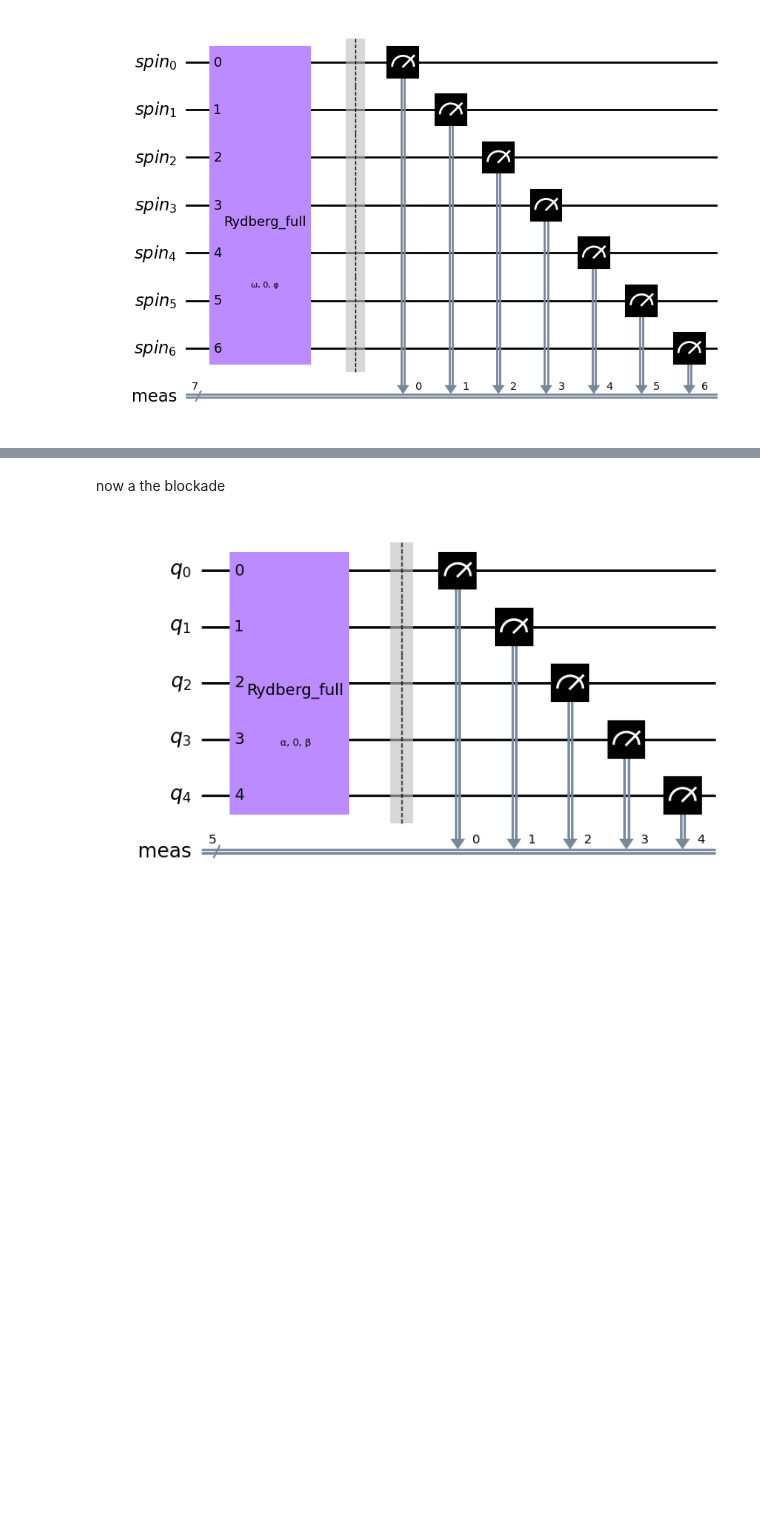
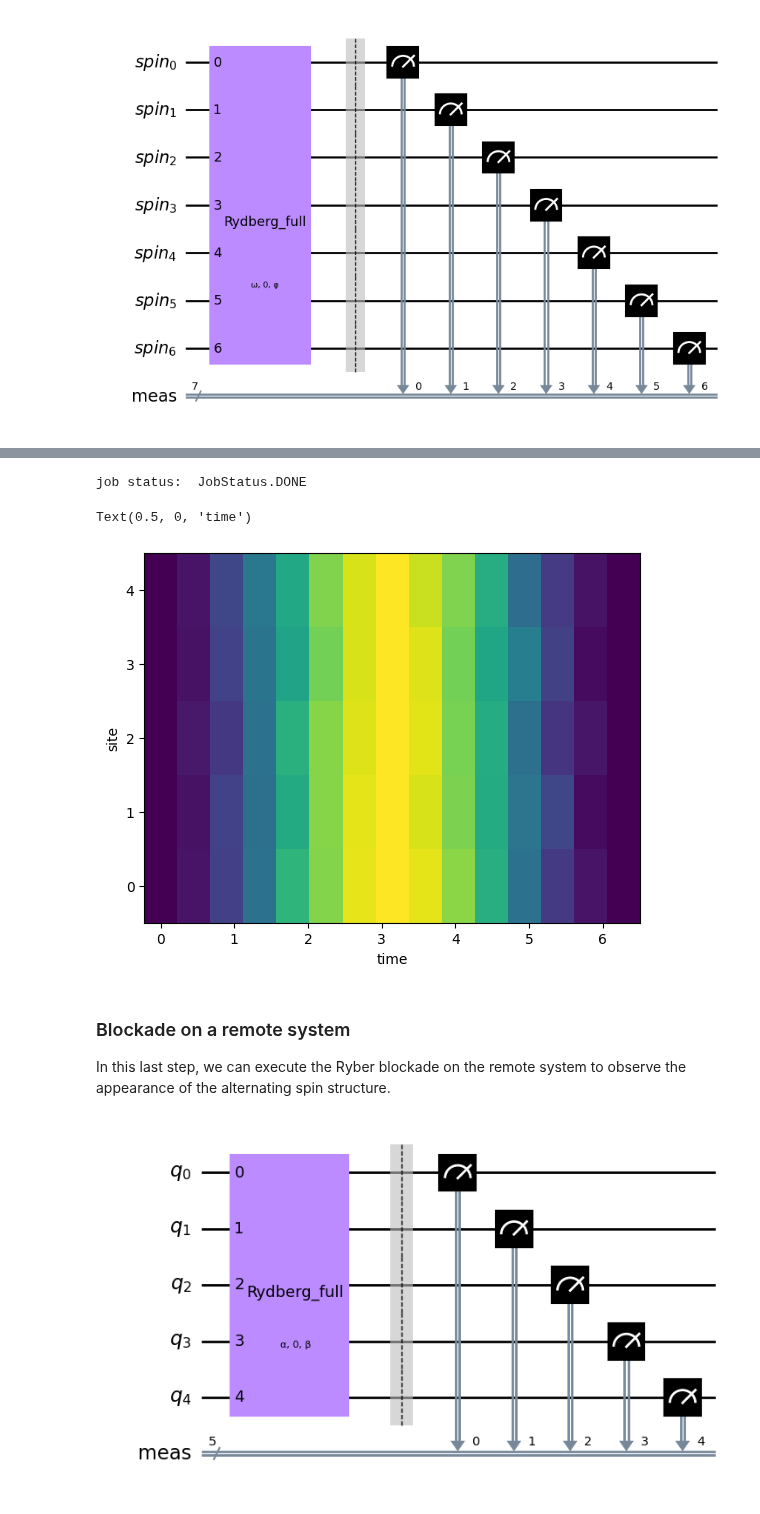
Before and after one commit to qiskit-community/qiskit-cold-atom, a Jupyter notebook: docs/tutorials/09_ryberg_dynamics.ipynb, the cells around one changed output, grey strips where cells are left out. Drawn from its saved outputs; the diff is of its cells as text; code cells hidden in the pictures; blank space fills up the shorter version.

```diff
--- a/docs/tutorials/RybergPrototype.ipynb
+++ b/docs/tutorials/09_ryberg_dynamics.ipynb
@@ -314,3 +318,15 @@ QiskitColdAtomError: 'Cannot run circuit with unbound parameters.'
+# %%
+phases = np.linspace(0, 2*np.pi,15)
+
+remote_rabi_list = [
+    qc_rabi.assign_parameters(
+        {omega_t: phase},
+        inplace=False,
+    )
+    for phase in phases
+]
+
+job_remote_rabi = spin_device_backend.run(remote_rabi_list, shots=500)
 # %%
 job_remote_rabi.job_id()
 # %% [output]
@@ -318,5 +334,31 @@ job_remote_rabi.job_id()
+# %%
+job_rabi_retrieved = spin_device_backend.retrieve_job(job_id=job_remote_rabi.job_id())
+
+print("job status: ", job_rabi_retrieved.status())
+# %% [output]
+job status:  JobStatus.DONE
+# %%
+result_remote_rabi = job_rabi_retrieved.result()
+# %%
+outcomes = [result_remote_rabi.get_memory(i) for i in range(len(remote_rabi_list))]
+for i, outcome in enumerate(outcomes):
+    for j, run in enumerate(outcome):
+        outcomes[i][j] = np.array(run.split(' '), dtype = int)
+
+outcomes = np.array(outcomes)
+means_remote_rabi = outcomes.mean(axis=1)
+# %%
+f, ax = plt.subplots()
+ax.pcolormesh(phases,np.arange(5), means_remote_rabi.T)
+ax.set_ylabel('site')
+ax.set_xlabel('time')
+# %% [output]
+Text(0.5, 0, 'time')
+[figure, added]
 # %% [markdown]
-now a the blockade
+### Blockade on a remote system
+
+In this last step, we can execute the Ryber blockade on the remote system to observe the appearance of the alternating spin structure.
 # %%
 Nwires = 5
 qc2 = QuantumCircuit(5)
```
Also changed, not shown: parts of 21 cells of this notebook, 3 other files.
